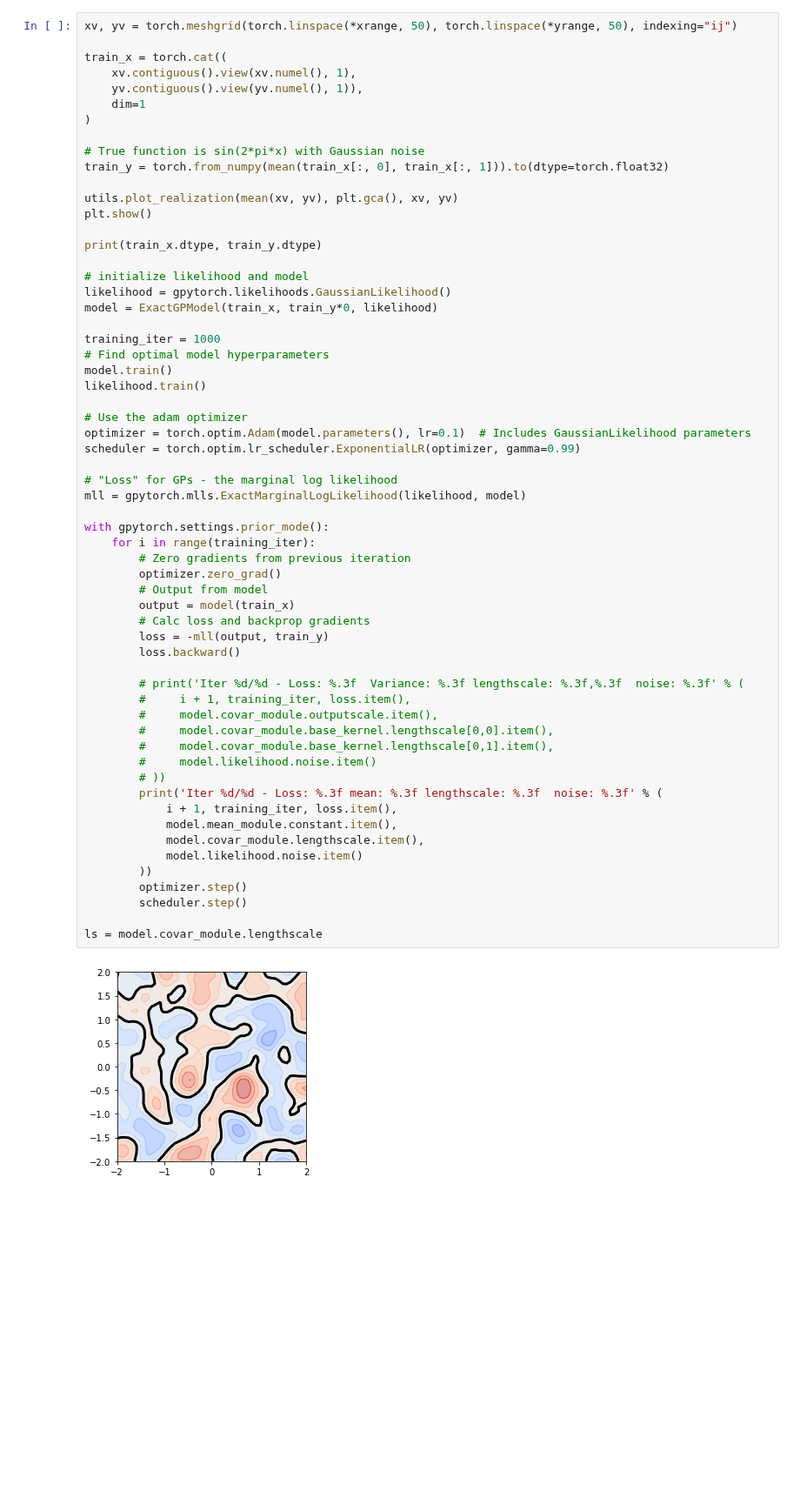
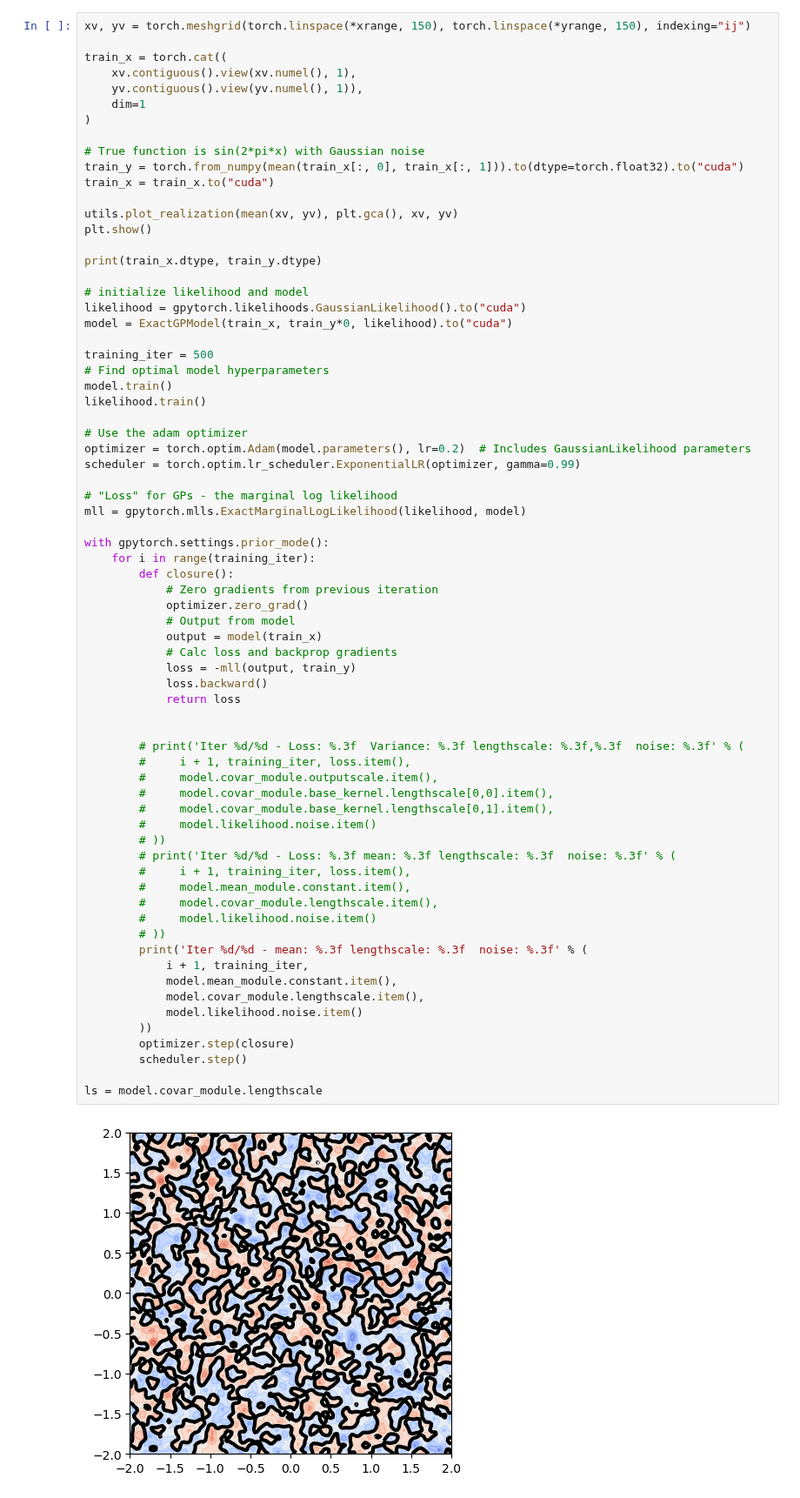
Before and after one commit to daseyb/tungsten, a Jupyter notebook: data/downsample-test-2D-gpytorch.ipynb, the cells around one changed output. Shown at 87% size. Drawn from its saved outputs; the diff is of its cells as text; blank space fills up the shorter version.

```diff
--- a/data/downsample-test-2D-gpytorch.ipynb
+++ b/data/downsample-test-2D-gpytorch.ipynb
@@ -74,5 +77,5 @@ utils.plot_realization(mean(xv,yv), axs[0], xv, yv)
 # %%
-xv, yv = torch.meshgrid(torch.linspace(*xrange, 50), torch.linspace(*yrange, 50), indexing="ij")
+xv, yv = torch.meshgrid(torch.linspace(*xrange, 150), torch.linspace(*yrange, 150), indexing="ij")
 
 train_x = torch.cat((
     xv.contiguous().view(xv.numel(), 1),
@@ -81,7 +84,8 @@ train_x = torch.cat((
 )
 
 # True function is sin(2*pi*x) with Gaussian noise
-train_y = torch.from_numpy(mean(train_x[:, 0], train_x[:, 1])).to(dtype=torch.float32)
+train_y = torch.from_numpy(mean(train_x[:, 0], train_x[:, 1])).to(dtype=torch.float32).to("cuda")
+train_x = train_x.to("cuda")
 
 utils.plot_realization(mean(xv, yv), plt.gca(), xv, yv)
 plt.show()
@@ -89,48 +93,57 @@ plt.show()
 print(train_x.dtype, train_y.dtype)
 
 # initialize likelihood and model
-likelihood = gpytorch.likelihoods.GaussianLikelihood()
-model = ExactGPModel(train_x, train_y*0, likelihood)
+likelihood = gpytorch.likelihoods.GaussianLikelihood().to("cuda")
+model = ExactGPModel(train_x, train_y*0, likelihood).to("cuda")
 
-training_iter = 1000
+training_iter = 500
 # Find optimal model hyperparameters
 model.train()
 likelihood.train()
 
 # Use the adam optimizer
-optimizer = torch.optim.Adam(model.parameters(), lr=0.1)  # Includes GaussianLikelihood parameters
+optimizer = torch.optim.Adam(model.parameters(), lr=0.2)  # Includes GaussianLikelihood parameters
 scheduler = torch.optim.lr_scheduler.ExponentialLR(optimizer, gamma=0.99)
 
 # "Loss" for GPs - the marginal log likelihood
 mll = gpytorch.mlls.ExactMarginalLogLikelihood(likelihood, model)
 
 with gpytorch.settings.prior_mode():
     for i in range(training_iter):
-        # Zero gradients from previous iteration
-        optimizer.zero_grad()
-        # Output from model
-        output = model(train_x)
-        # Calc loss and backprop gradients
-        loss = -mll(output, train_y)
-        loss.backward()
+        def closure():
+            # Zero gradients from previous iteration
+            optimizer.zero_grad()
+            # Output from model
+            output = model(train_x)
+            # Calc loss and backprop gradients
+            loss = -mll(output, train_y)
+            loss.backward()
+            return loss
+
 
         # print('Iter %d/%d - Loss: %.3f  Variance: %.3f lengthscale: %.3f,%.3f  noise: %.3f' % (
         #     i + 1, training_iter, loss.item(),
         #     model.covar_module.outputscale.item(),
         #     model.covar_module.base_kernel.lengthscale[0,0].item(),
         #     model.covar_module.base_kernel.lengthscale[0,1].item(),
         #     model.likelihood.noise.item()
         # ))
-        print('Iter %d/%d - Loss: %.3f mean: %.3f lengthscale: %.3f  noise: %.3f' % (
-            i + 1, training_iter, loss.item(),
+        # print('Iter %d/%d - Loss: %.3f mean: %.3f lengthscale: %.3f  noise: %.3f' % (
+        #     i + 1, training_iter, loss.item(),
+        #     model.mean_module.constant.item(),
+        #     model.covar_module.lengthscale.item(),
+        #     model.likelihood.noise.item()
+        # ))
+        print('Iter %d/%d - mean: %.3f lengthscale: %.3f  noise: %.3f' % (
+            i + 1, training_iter,
             model.mean_module.constant.item(),
             model.covar_module.lengthscale.item(),
             model.likelihood.noise.item()
         ))
-        optimizer.step()
+        optimizer.step(closure)
         scheduler.step()
 
 ls = model.covar_module.lengthscale
 # %% [output]
-[figure, old version]
+[figure, new version]
 torch.float32 torch.float32
```
Also changed, not shown: parts of 7 cells of this notebook, 16 other files.
